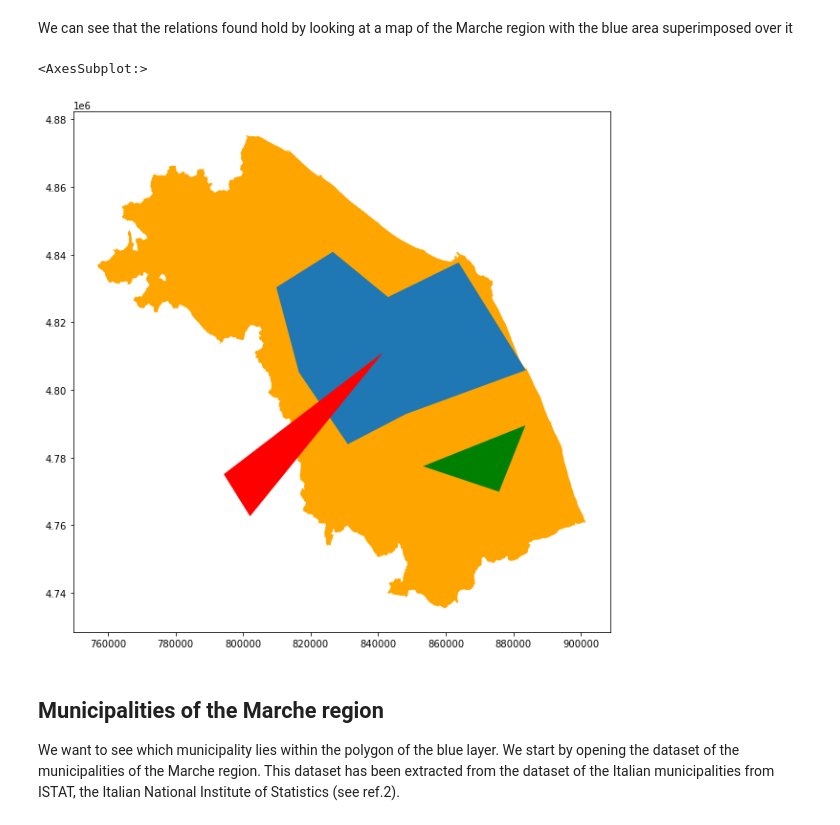
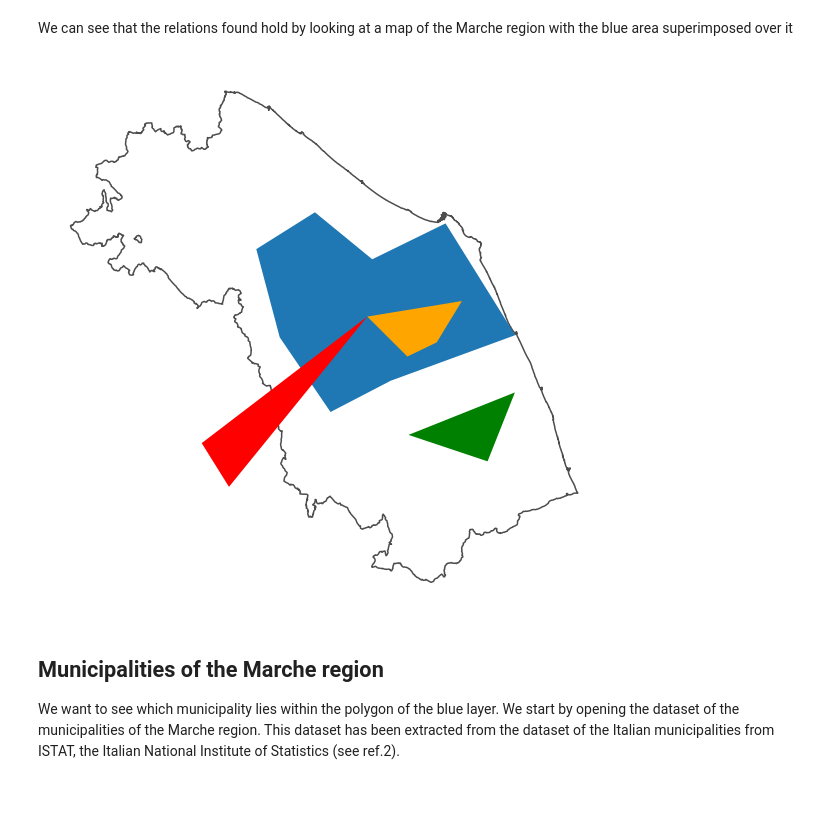
Before and after one commit to luigiselmi/geoscience, a Jupyter notebook: topological_operators.ipynb, the cells around one changed output. Saved outputs shown, nothing was run; the diff lists cells and outputs as text; code cells hidden in the pictures; blank space fills up the shorter version.

```diff
--- a/topological_operators.ipynb
+++ b/topological_operators.ipynb
@@ -371,14 +376,16 @@ The polygon in the green layer lies within the polygon of the Marche region ? Tr
 # %% [markdown]
 We can see that the relations found hold by looking at a map of the Marche region with the blue area superimposed over it
 # %%
-fig, ax = plt.subplots(1, figsize=(15, 10))
-marche_layer.plot(ax=ax, color='orange')
+fig, ax = plt.subplots(1, figsize=(10, 10))
+ax.axis('off')
+marche_layer.plot(ax=ax, color='None', linewidth=1.5, edgecolor='0.3')
 blue_layer_epsg32632.plot(ax=ax)
 red_layer_epsg32632.plot(ax=ax, color='red')
 green_layer_epsg32632.plot(ax=ax, color='green')
+orange_layer_epsg32632.plot(ax=ax, color='orange')
+#plt.savefig('images/polygons_marche_region.jpg')
 # %% [output]
-<AxesSubplot:>
-[figure, old version]
+[figure, new version]
 # %% [markdown]
 ## Municipalities of the Marche region
 We want to see which municipality lies within the polygon of the blue layer. We start by opening the dataset of the municipalities of the Marche region. This dataset has been extracted from the dataset of the Italian municipalities from ISTAT, the Italian National Institute of Statistics (see ref.2).
```
Also changed, not shown: parts of 34 cells of this notebook.
